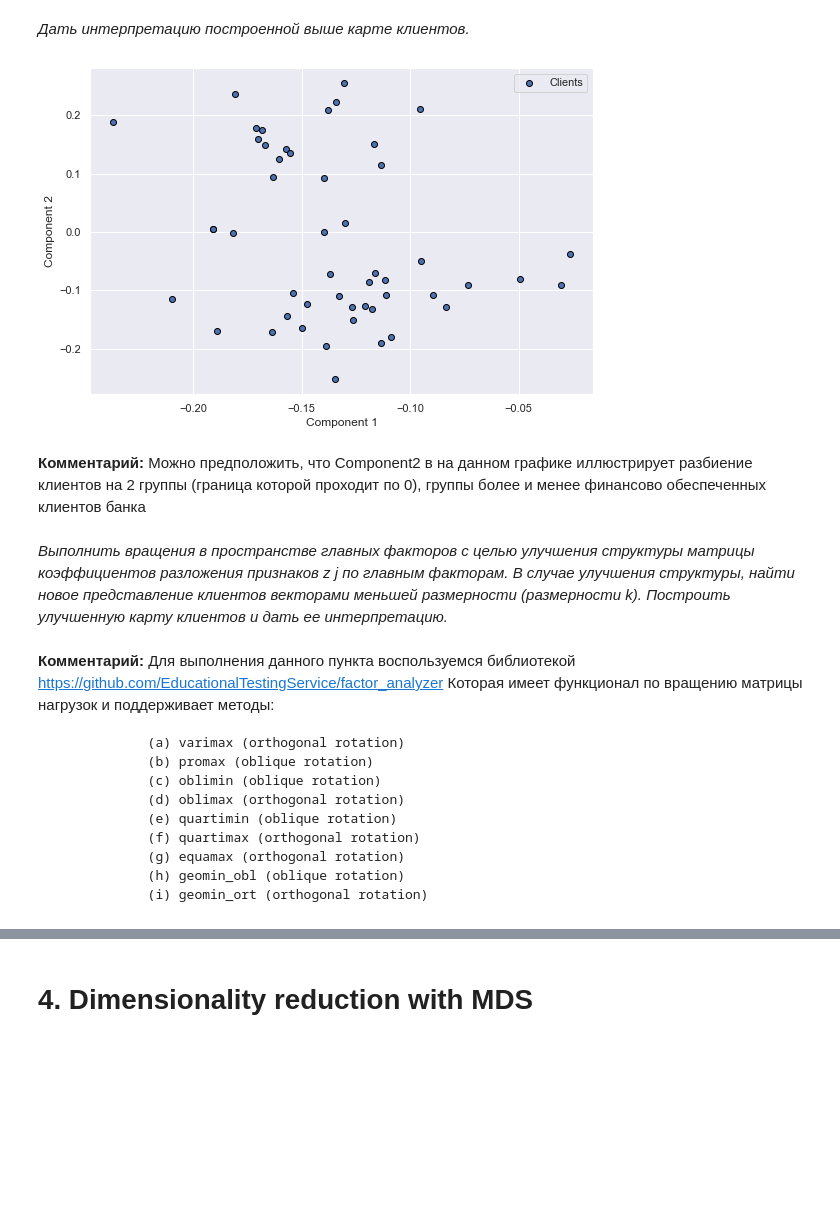
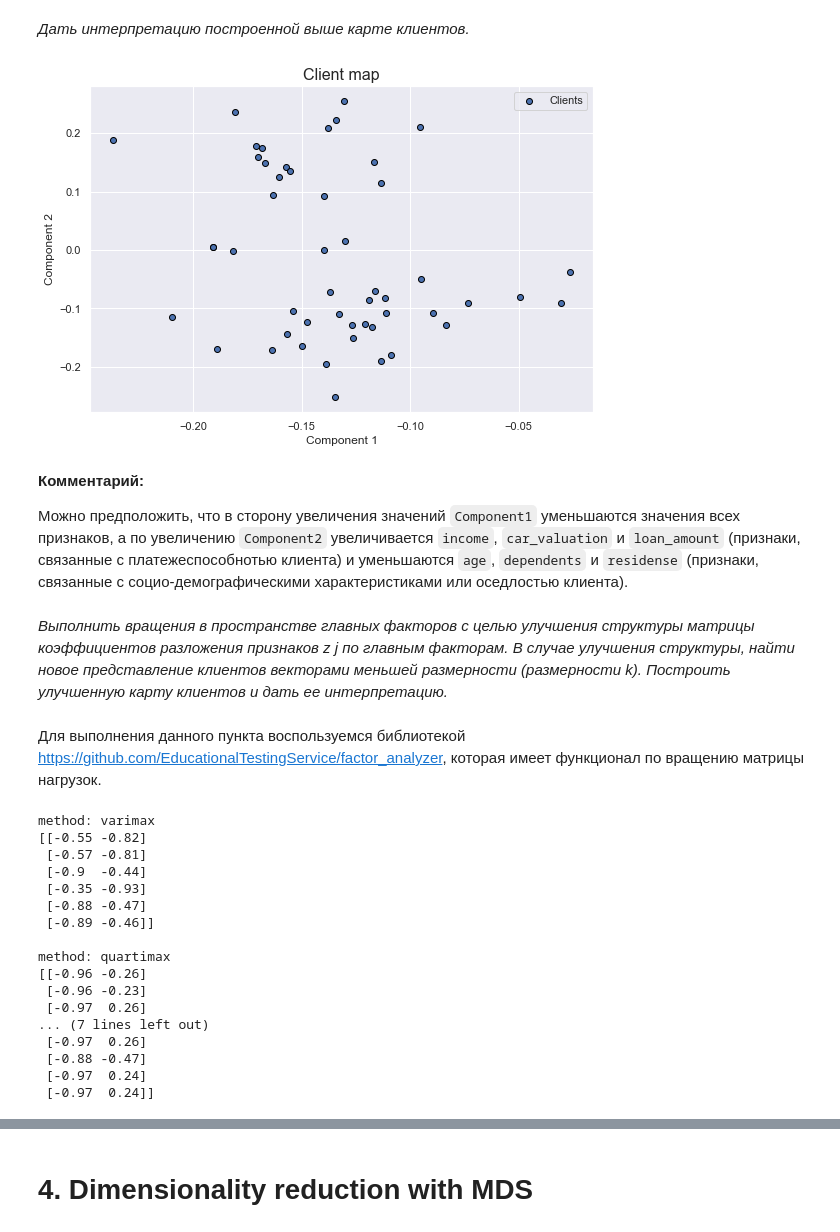
Before and after one commit to CodeSopranos/lab-2-data-analysis, a Jupyter notebook: lab2.ipynb, the cells around one changed output, grey strips where cells are left out. Drawn from its saved outputs; the diff is of its cells as text; code cells hidden in the pictures; blank space fills up the shorter version.

````diff
--- a/lab2.ipynb
+++ b/lab2.ipynb
@@ -387,28 +364,19 @@ array([['age'],
 # %%
 plt.figure(figsize=(9, 6))
 plt.scatter(comp_K[:, 0], comp_K[:, 1], label='Clients', edgecolors='black')
 plt.legend()
 plt.ylabel('Component 2')
 plt.xlabel('Component 1')
+plt.title('Client map', fontsize=16)
 plt.show()
 # %% [output]
-[figure, old version]
+[figure, new version]
-# %% [markdown]
-**Комментарий:** Можно предположить, что Component2 в на данном графике иллюстрирует разбиение клиентов на 2 группы (граница которой проходит по 0), группы более и менее финансово обеспеченных клиентов банка
+# %% [markdown]
+**Комментарий:**
+
+Можно предположить, что в сторону увеличения значений ```Component1``` уменьшаются значения всех признаков,  а по увеличению ```Component2``` увеличивается ```income```, ```car_valuation``` и ```loan_amount```  (признаки, связанные с платежеспособнотью клиента) и уменьшаются ```age```, ```dependents``` и ```residense``` (признаки, связанные с социо-демографическими характеристиками или оседлостью клиента).
 # %% [markdown]
 *Выполнить вращения в пространстве главных факторов с целью улучшения структуры матрицы коэффициентов разложения признаков z j по главным факторам. В случае улучшения структуры, найти новое представление клиентов векторами меньшей размерности (размерности k). Построить улучшенную карту клиентов и дать ее интерпретацию.*
-# %% [markdown]
-**Комментарий:** Для выполнения данного пункта воспользуемся библиотекой https://github.com/EducationalTestingService/factor_analyzer
-Которая имеет функционал по вращению матрицы нагрузок и поддерживает методы:
-```
-            (a) varimax (orthogonal rotation)
-            (b) promax (oblique rotation)
-            (c) oblimin (oblique rotation)
-            (d) oblimax (orthogonal rotation)
-            (e) quartimin (oblique rotation)
-            (f) quartimax (orthogonal rotation)
-            (g) equamax (orthogonal rotation)
-            (h) geomin_obl (oblique rotation)
-            (i) geomin_ort (orthogonal rotation)
-```
+# %% [markdown]
+Для выполнения данного пункта воспользуемся библиотекой https://github.com/EducationalTestingService/factor_analyzer, которая имеет функционал по вращению матрицы нагрузок.
 # %%
@@ -420,7 +386,27 @@ rotated_loadings = {}
 # %%
+rotations = ['varimax', 'quartimax', 'equamax']
+rotated_loadings = {}
 for rotation_method in rotations:
-    rotator = Rotator(method=rotation_method, max_iter=1)
-    rotated_A = rotator.fit_transform(A)
-    rotated_loadings[rotation_method] = {"loading" : np.around(rotated_A.T, 2), "rotation": rotator.rotation_}
-    # print(f"method: {rotation_method}")
-    # print(rotated_loadings[rotation_method]["loading"])
+    rotator = Rotator(method=rotation_method, max_iter=100)
+    rotated = rotator.fit_transform(loading_matrix)
+    rotated_loadings[rotation_method] = np.around(rotated, 5)
+    print(f"method: {rotation_method}")
+    print(np.around(rotated_loadings[rotation_method], 2), '\n')
+# %% [output]
+method: varimax
+[[-0.55 -0.82]
+ [-0.57 -0.81]
+ [-0.9  -0.44]
+ [-0.35 -0.93]
+ [-0.88 -0.47]
+ [-0.89 -0.46]]
+
+method: quartimax
+[[-0.96 -0.26]
+ [-0.96 -0.23]
+ [-0.97  0.26]
+... (7 lines left out)
+ [-0.97  0.26]
+ [-0.88 -0.47]
+ [-0.97  0.24]
+ [-0.97  0.24]]
````
Also changed, not shown: parts of 33 cells of this notebook.
